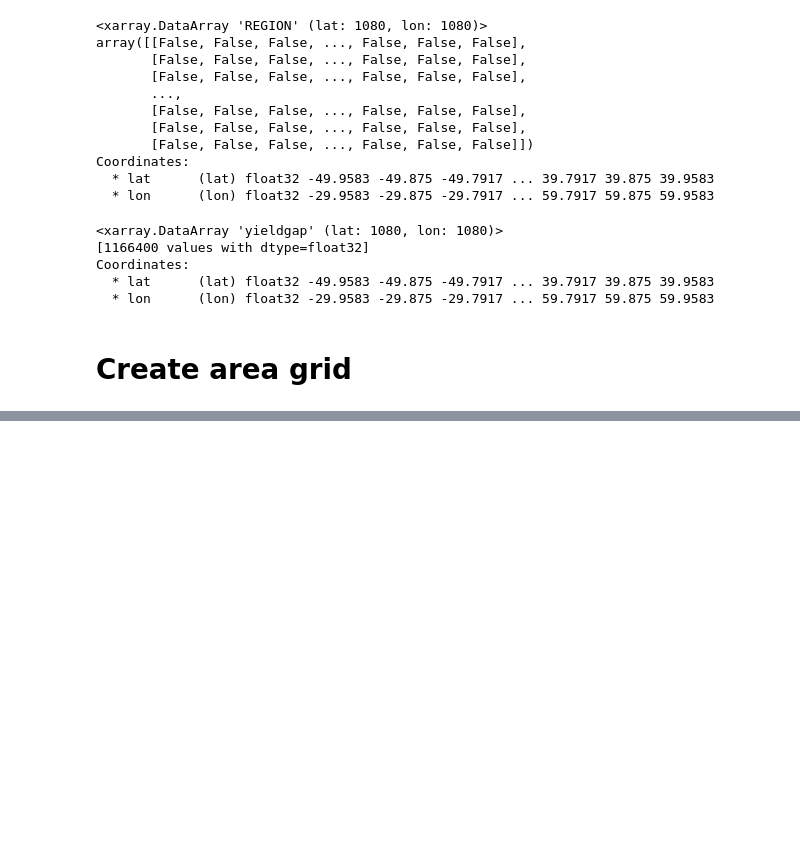
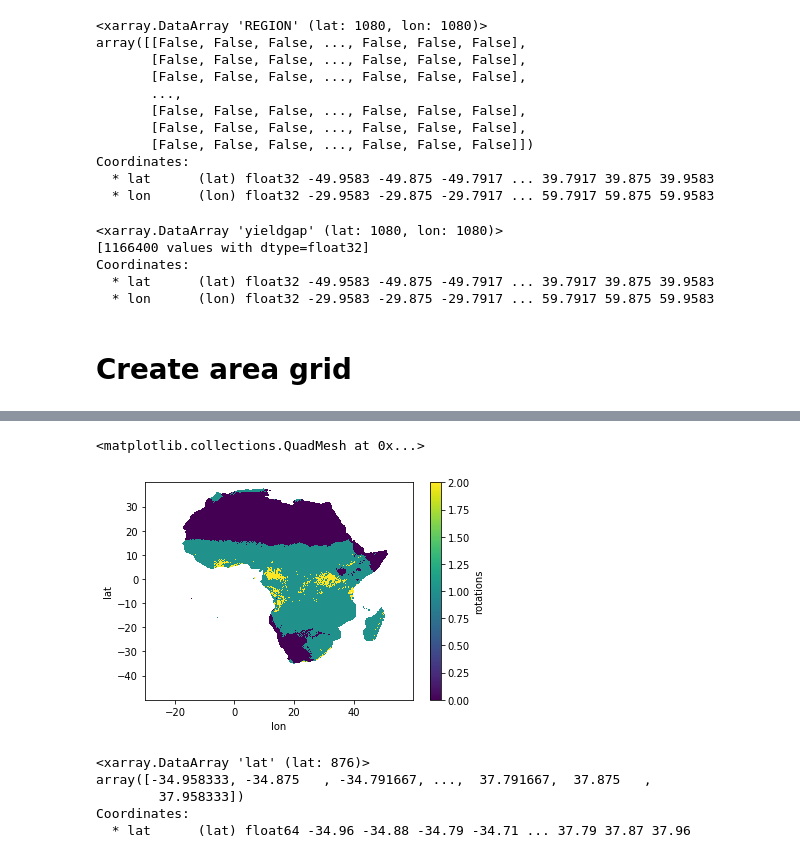
Before and after one commit to cwerner/yieldgap-analysis-africa, a Jupyter notebook: preprocessing.ipynb, the cells around one changed output, grey strips where cells are left out. Drawn from its saved outputs; the diff is of its cells as text; code cells hidden in the pictures; blank space fills up the shorter version.

```diff
--- a/preprocessing.ipynb
+++ b/preprocessing.ipynb
@@ -182,0 +204,5 @@ new.to_netcdf("yieldgap_maize_0083deg.nc")
+# %%
+da = da.sortby(da.lat)
+# %%
+da2 = da.reindex_like(new.area, method='nearest', tolerance=0.01)
+da2
@@ -182,0 +221,13 @@ new.to_netcdf("yieldgap_maize_0083deg.nc")
+# %%
+da2.plot()
+# %% [output]
+<matplotlib.collections.QuadMesh at 0x...>
+[figure, added]
+# %%
+da.lat
+# %% [output]
+<xarray.DataArray 'lat' (lat: 876)>
+array([-34.958333, -34.875   , -34.791667, ...,  37.791667,  37.875   ,
+        37.958333])
+Coordinates:
+  * lat      (lat) float64 -34.96 -34.88 -34.79 -34.71 ... 37.79 37.87 37.96
```
Also changed, not shown: parts of 10 cells of this notebook, 5 other files.
